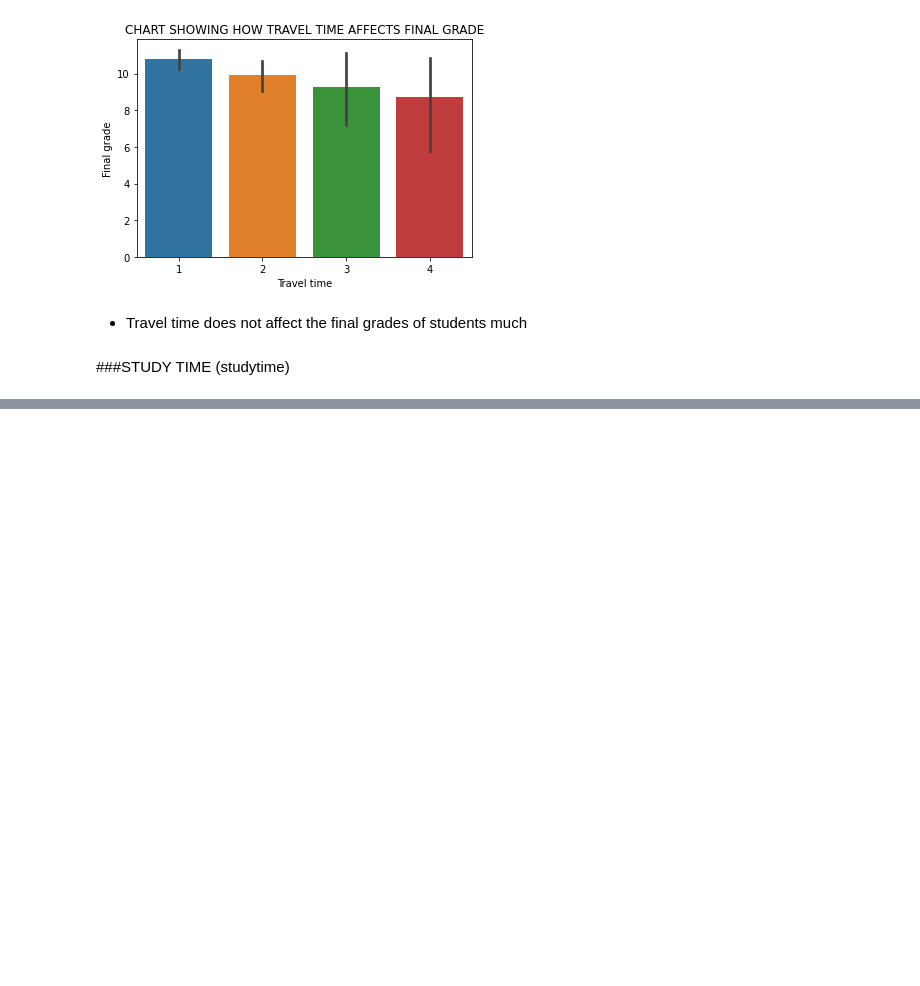
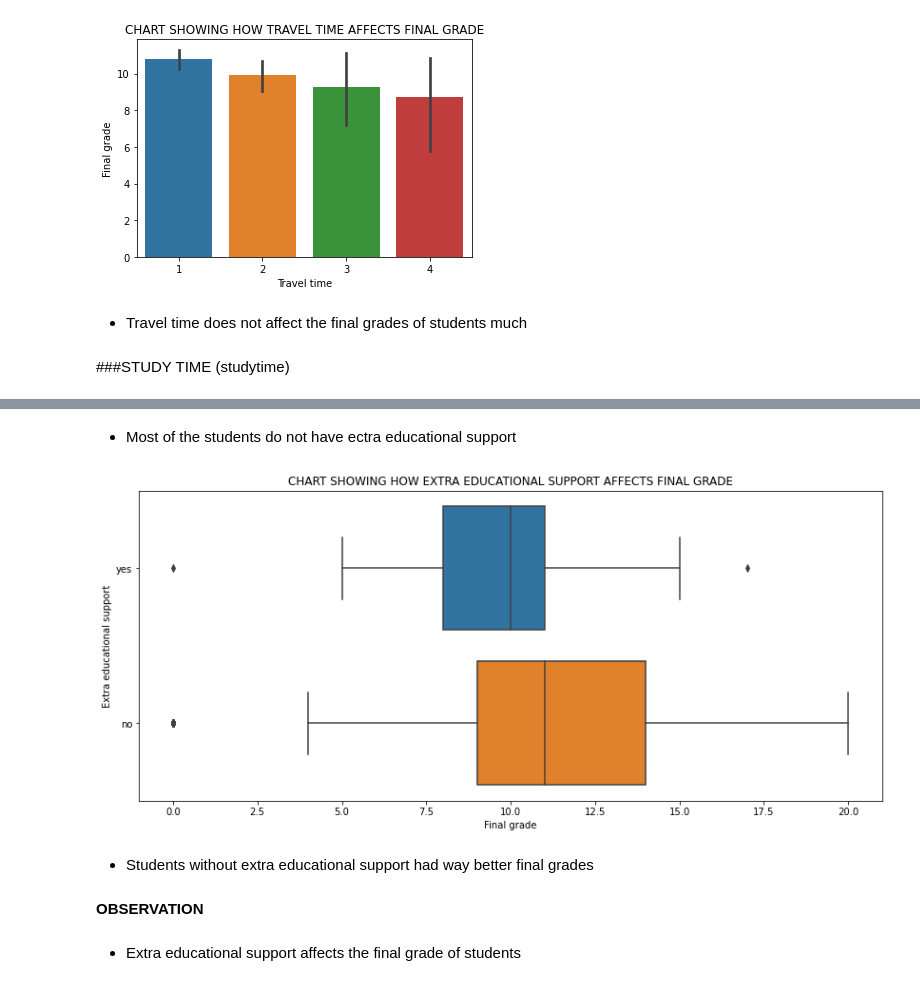
Before and after one commit to devchoplife/Students-grades, a Jupyter notebook: portuguese_students_grade_analysis.ipynb, the cells around one changed output, grey strips where cells are left out. Saved outputs shown, nothing was run; the diff lists cells and outputs as text; code cells hidden in the pictures; blank space fills up the shorter version.

```diff
--- a/portuguese_students_grade_analysis.ipynb
+++ b/portuguese_students_grade_analysis.ipynb
@@ -538,0 +602,17 @@ plt.show()
+# %% [markdown]
+* Most of the students do not have ectra educational support
+# %%
+plt.figure(figsize = (14, 6))
+sns.boxplot('G3', 'schoolsup', data = grades)
+plt.title("CHART SHOWING HOW EXTRA EDUCATIONAL SUPPORT AFFECTS FINAL GRADE")
+plt.xlabel("Final grade")
+plt.ylabel("Extra educational support")
+plt.show()
+# %% [output]
+[figure, added]
+# %% [markdown]
+* Students without extra educational support had way better final grades
+# %% [markdown]
+**OBSERVATION**
+# %% [markdown]
+* Extra educational support affects the final grade of students
```
Also changed, not shown: parts of 16 cells of this notebook.
